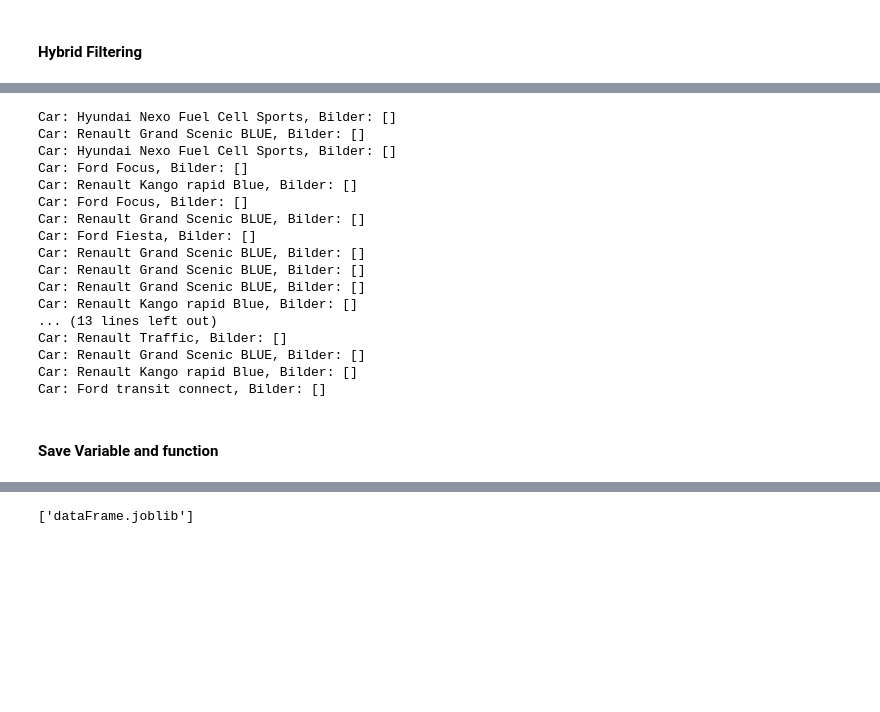
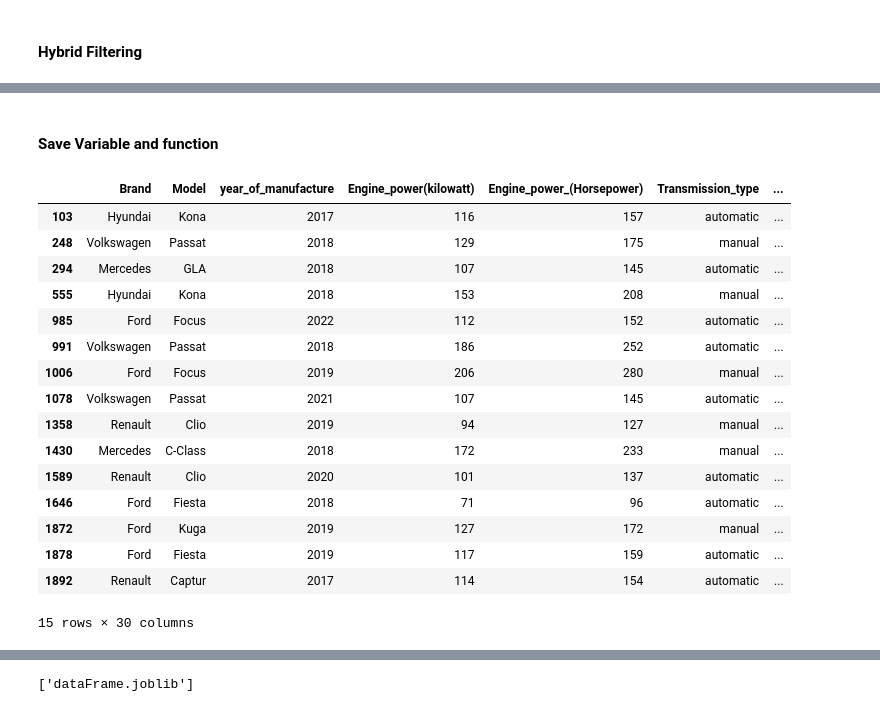
Before and after one commit to Camil-a/Bachelorarbeit_KI_preissystem, a Jupyter notebook: recommendsystem/recommend_system.ipynb, the cells around one changed output, grey strips where cells are left out. Cells and saved outputs as stored; diff of their text form; code cells hidden in the pictures; blank space fills up the shorter version.

```diff
--- a/recommendsystem/recommend_system.ipynb
+++ b/recommendsystem/recommend_system.ipynb
@@ -478,47 +541,5 @@ def get_images(folder_name):
     ]
 
 #data['image_files'] = data['images'].apply(get_images)
-# %%
-import os
-
-# Funktion, um alle Bilder eines Ordners zu bekommen
-def list_images(folder_path):
-    # Absoluter Pfad, wenn nötig
-    folder_path = folder_path.strip()  # Leerzeichen entfernen
-    if not os.path.exists(folder_path):
-        return []  # falls Ordner fehlt
-    # Nur Bilder mit gängigen Endungen
-    images = [os.path.join(folder_path, f) for f in os.listdir(folder_path)
-              if f.lower().endswith(('.png', '.jpg', '.jpeg'))]
-    return images
-
-#floder=list_images(data['images'][0])
-(data['images'].head(5))
-# Neue Spalte "image_files" mit Liste aller Bilder
-data['image_files'] = data['images'].apply(list_images)
-
-#print(os.getcwd())
-
-# Beispiel ausgeben
-for idx, row in data.iterrows():
-     print(f"Car: {row['Brand']} {row['Model']}, Bilder: {row['image_files']}")
-# %% [output]
-Car: Hyundai Nexo Fuel Cell Sports, Bilder: []
-Car: Renault Grand Scenic BLUE, Bilder: []
-Car: Hyundai Nexo Fuel Cell Sports, Bilder: []
-Car: Ford Focus, Bilder: []
-Car: Renault Kango rapid Blue, Bilder: []
-Car: Ford Focus, Bilder: []
-Car: Renault Grand Scenic BLUE, Bilder: []
-Car: Ford Fiesta, Bilder: []
-Car: Renault Grand Scenic BLUE, Bilder: []
-Car: Renault Grand Scenic BLUE, Bilder: []
-Car: Renault Grand Scenic BLUE, Bilder: []
-Car: Renault Kango rapid Blue, Bilder: []
-... (13 lines left out)
-Car: Renault Traffic, Bilder: []
-Car: Renault Grand Scenic BLUE, Bilder: []
-Car: Renault Kango rapid Blue, Bilder: []
-Car: Ford transit connect, Bilder: []
 # %% [markdown]
 #### Save Variable and function
@@ -524,0 +609,20 @@ Car: Ford transit connect, Bilder: []
+# %%
+recommend_hybrid_by_budget(4000)
+# %% [output]
+|  | Brand | Model | year_of_manufacture | Engine_power(kilowatt) | Engine_power_(Horsepower) | Transmission_type | ... |
+| 103 | Hyundai | Kona | 2017 | 116 | 157 | automatic | ... |
+| 248 | Volkswagen | Passat | 2018 | 129 | 175 | manual | ... |
+| 294 | Mercedes | GLA | 2018 | 107 | 145 | automatic | ... |
+| 555 | Hyundai | Kona | 2018 | 153 | 208 | manual | ... |
+| 985 | Ford | Focus | 2022 | 112 | 152 | automatic | ... |
+| 991 | Volkswagen | Passat | 2018 | 186 | 252 | automatic | ... |
+| 1006 | Ford | Focus | 2019 | 206 | 280 | manual | ... |
+| 1078 | Volkswagen | Passat | 2021 | 107 | 145 | automatic | ... |
+| 1358 | Renault | Clio | 2019 | 94 | 127 | manual | ... |
+| 1430 | Mercedes | C-Class | 2018 | 172 | 233 | manual | ... |
+| 1589 | Renault | Clio | 2020 | 101 | 137 | automatic | ... |
+| 1646 | Ford | Fiesta | 2018 | 71 | 96 | automatic | ... |
+| 1872 | Ford | Kuga | 2019 | 127 | 172 | manual | ... |
+| 1878 | Ford | Fiesta | 2019 | 117 | 159 | automatic | ... |
+| 1892 | Renault | Captur | 2017 | 114 | 154 | automatic | ... |
+15 rows × 30 columns
```
Also changed, not shown: parts of 22 cells of this notebook, 51 other files.
